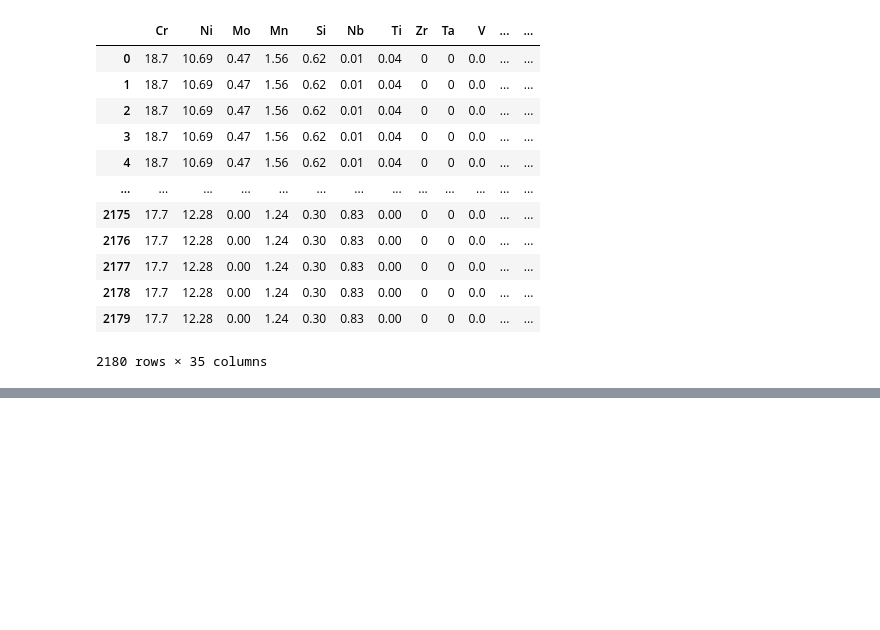
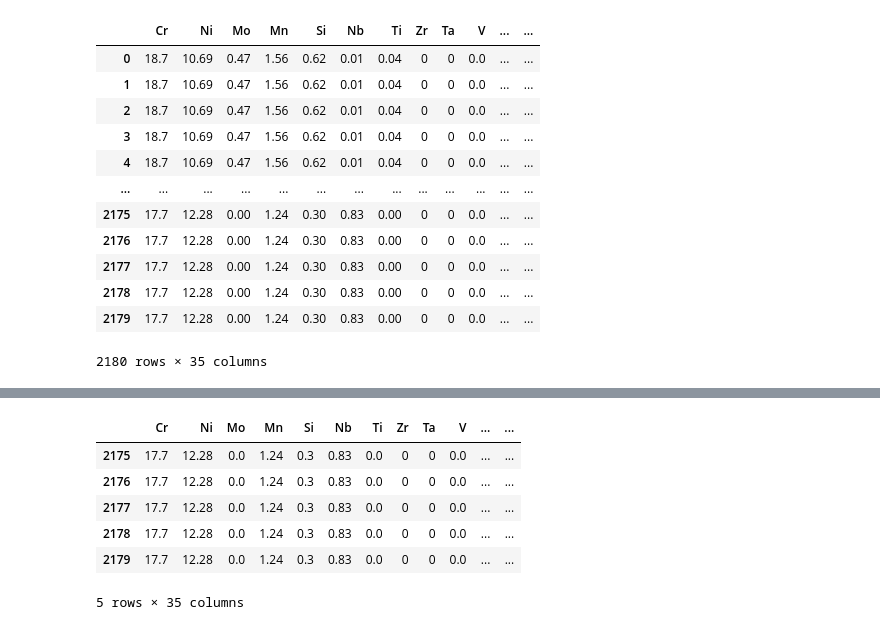
Before and after one commit to sokosaa/Machine-Learning-in-Mechanical-Engineering, a Jupyter notebook: HW1/case3/casestudy3.ipynb, the cells around one changed output, grey strips where cells are left out. Cells and saved outputs as stored; diff of their text form; code cells hidden in the pictures; blank space fills up the shorter version.

```diff
--- a/HW1/case3/casestudy3.ipynb
+++ b/HW1/case3/casestudy3.ipynb
@@ -35,0 +170,11 @@ df
+# %%
+df = df.replace('Na', np.nan)
+df.tail() # saw from earlier in the notebook the last 5 rows have 'Na' values so we can make sure they were replaced with NaN
+# %% [output]
+|  | Cr | Ni | Mo | Mn | Si | Nb | Ti | Zr | Ta | V | ... | ... |
+| 2175 | 17.7 | 12.28 | 0.0 | 1.24 | 0.3 | 0.83 | 0.0 | 0 | 0 | 0.0 | ... | ... |
+| 2176 | 17.7 | 12.28 | 0.0 | 1.24 | 0.3 | 0.83 | 0.0 | 0 | 0 | 0.0 | ... | ... |
+| 2177 | 17.7 | 12.28 | 0.0 | 1.24 | 0.3 | 0.83 | 0.0 | 0 | 0 | 0.0 | ... | ... |
+| 2178 | 17.7 | 12.28 | 0.0 | 1.24 | 0.3 | 0.83 | 0.0 | 0 | 0 | 0.0 | ... | ... |
+| 2179 | 17.7 | 12.28 | 0.0 | 1.24 | 0.3 | 0.83 | 0.0 | 0 | 0 | 0.0 | ... | ... |
+5 rows × 35 columns
```
Also changed, not shown: parts of 32 cells of this notebook.
